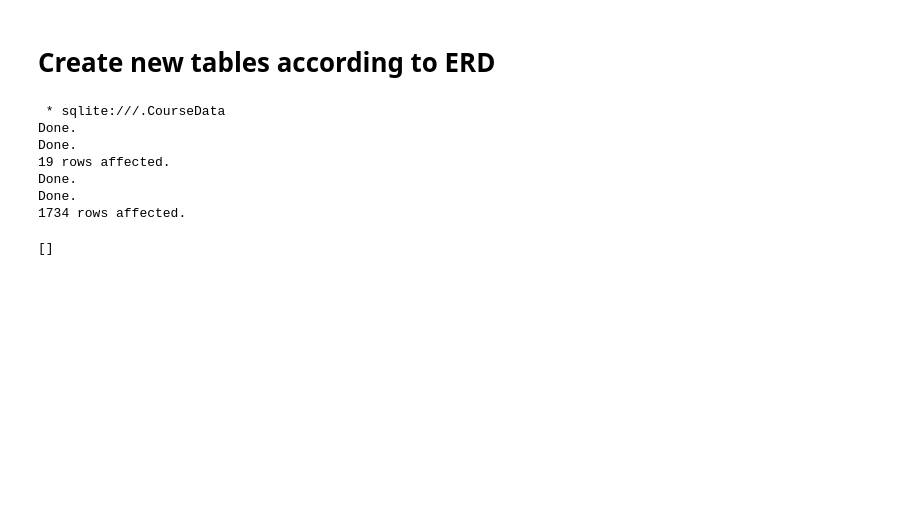
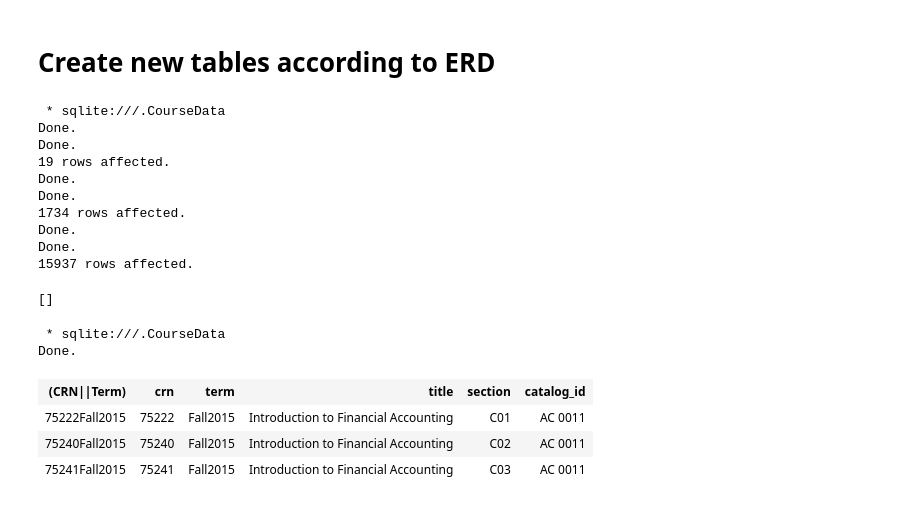
Before and after one commit to fairfield-university-ba-510-spring2019/final-project-data-team, a Jupyter notebook: CourseDataETL.ipynb, the cells around one changed output. Saved outputs shown, nothing was run; the diff lists cells and outputs as text; code cells hidden in the pictures; blank space fills up the shorter version.

```diff
--- a/CourseDataETL.ipynb
+++ b/CourseDataETL.ipynb
@@ -367,10 +370,22 @@ Create table Calendar (
 );
 
 insert into Calendar
-select CalendarDate,Weekday from Calendar_nokey
+select CalendarDate,Weekday from Calendar_nokey;
 
 
-drop table if exists
+
+drop table if exists CRN;
+Create table CRN (
+    CRN_Term int NOT NULL PRIMARY KEY,
+    CRN text,
+    Term text,
+    Title text,
+    Section text,
+    Catalog_ID text
+);
+
+insert into CRN
+select distinct (CRN||' '||Term) CRN_Term,CRN,Term,title,section,Catalog_ID from courses_final
 # %% [output]
  * sqlite:///.CourseData
 Done.
@@ -379,4 +394,18 @@ Done.
 Done.
 Done.
 1734 rows affected.
+Done.
+Done.
+15937 rows affected.
 []
+# %%
+%%sql
+
+select distinct (CRN||Term),CRN,Term,title,section,Catalog_ID from courses_final limit 3;
+# %% [output]
+ * sqlite:///.CourseData
+Done.
+| (CRN||Term) | crn | term | title | section | catalog_id |
+| 75222Fall2015 | 75222 | Fall2015 | Introduction to Financial Accounting | C01 | AC 0011 |
+| 75240Fall2015 | 75240 | Fall2015 | Introduction to Financial Accounting | C02 | AC 0011 |
+| 75241Fall2015 | 75241 | Fall2015 | Introduction to Financial Accounting | C03 | AC 0011 |
```
Also changed, not shown: parts of 1 cell of this notebook, 1 other file.
